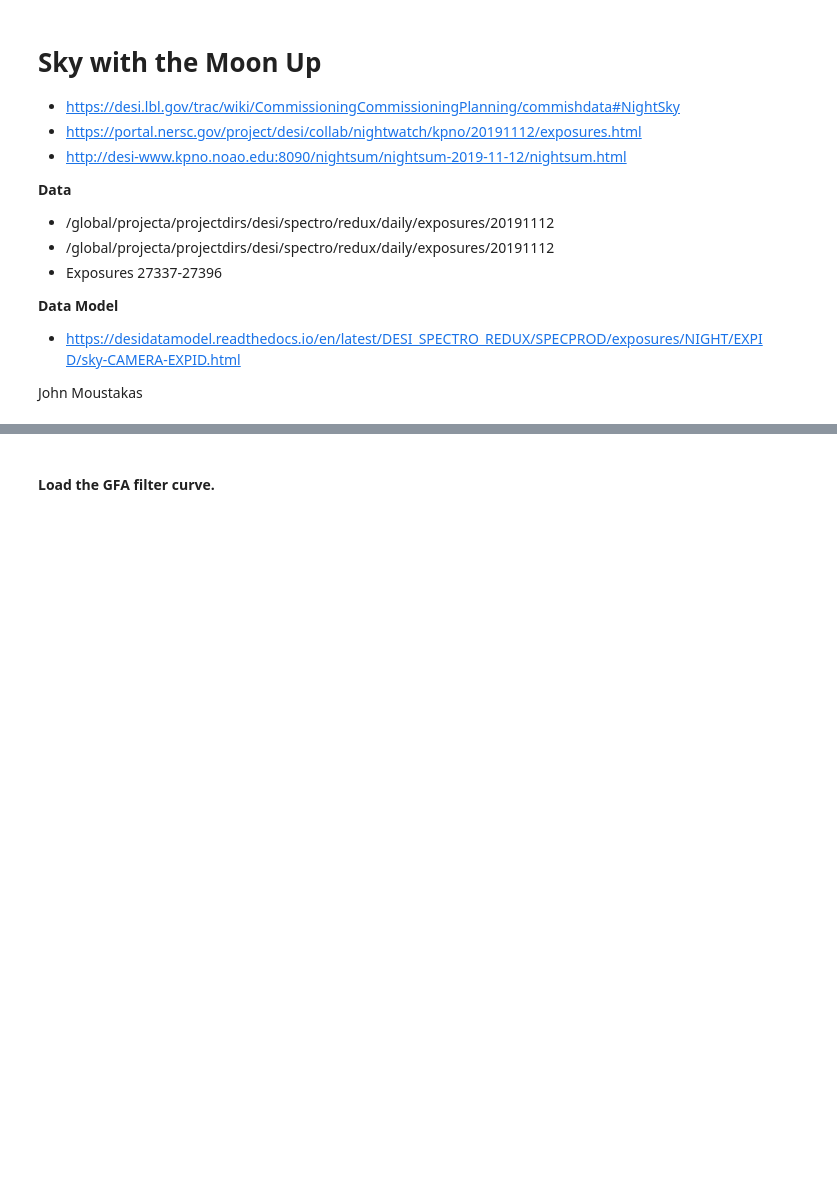
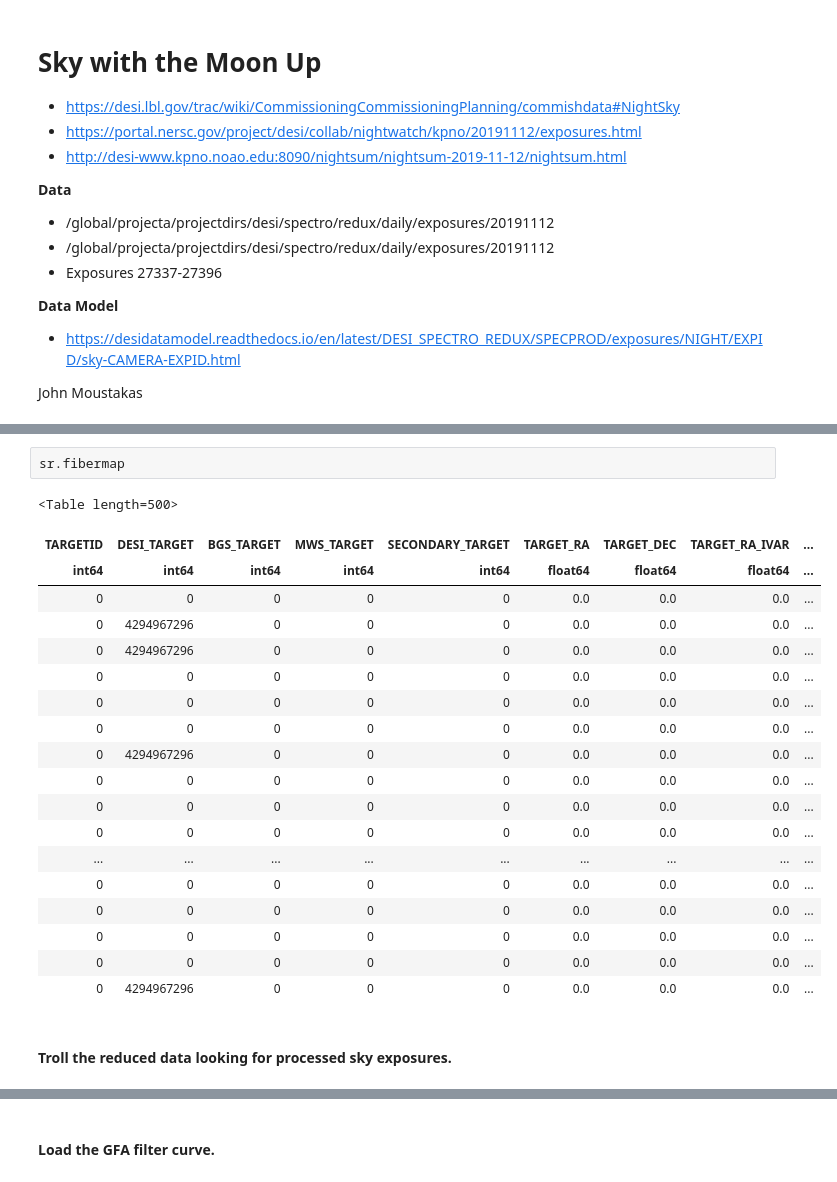
Before and after one commit to desihub/desicmx, a Jupyter notebook: analysis/specsky/sky-with-moon.ipynb, the cells around one changed output, grey strips where cells are left out. Drawn from its saved outputs; the diff is of its cells as text; blank space fills up the shorter version.

```diff
--- a/analysis/specsky/sky-with-moon.ipynb
+++ b/analysis/specsky/sky-with-moon.ipynb
@@ -39,0 +144,24 @@ sns.set(context='talk', style='ticks', font_scale=1.1)
+# %%
+sr.fibermap
+# %% [output]
+<Table length=500>
+| TARGETID | DESI_TARGET | BGS_TARGET | MWS_TARGET | SECONDARY_TARGET | TARGET_RA | TARGET_DEC | TARGET_RA_IVAR | ... |
+| int64 | int64 | int64 | int64 | int64 | float64 | float64 | float64 | ... |
+| 0 | 0 | 0 | 0 | 0 | 0.0 | 0.0 | 0.0 | ... |
+| 0 | 4294967296 | 0 | 0 | 0 | 0.0 | 0.0 | 0.0 | ... |
+| 0 | 4294967296 | 0 | 0 | 0 | 0.0 | 0.0 | 0.0 | ... |
+| 0 | 0 | 0 | 0 | 0 | 0.0 | 0.0 | 0.0 | ... |
+| 0 | 0 | 0 | 0 | 0 | 0.0 | 0.0 | 0.0 | ... |
+| 0 | 0 | 0 | 0 | 0 | 0.0 | 0.0 | 0.0 | ... |
+| 0 | 4294967296 | 0 | 0 | 0 | 0.0 | 0.0 | 0.0 | ... |
+| 0 | 0 | 0 | 0 | 0 | 0.0 | 0.0 | 0.0 | ... |
+| 0 | 0 | 0 | 0 | 0 | 0.0 | 0.0 | 0.0 | ... |
+| 0 | 0 | 0 | 0 | 0 | 0.0 | 0.0 | 0.0 | ... |
+| ... | ... | ... | ... | ... | ... | ... | ... | ... |
+| 0 | 0 | 0 | 0 | 0 | 0.0 | 0.0 | 0.0 | ... |
+| 0 | 0 | 0 | 0 | 0 | 0.0 | 0.0 | 0.0 | ... |
+| 0 | 0 | 0 | 0 | 0 | 0.0 | 0.0 | 0.0 | ... |
+| 0 | 0 | 0 | 0 | 0 | 0.0 | 0.0 | 0.0 | ... |
+| 0 | 4294967296 | 0 | 0 | 0 | 0.0 | 0.0 | 0.0 | ... |
+# %% [markdown]
+#### Troll the reduced data looking for processed sky exposures.
```
Also changed, not shown: parts of 38 cells of this notebook.
